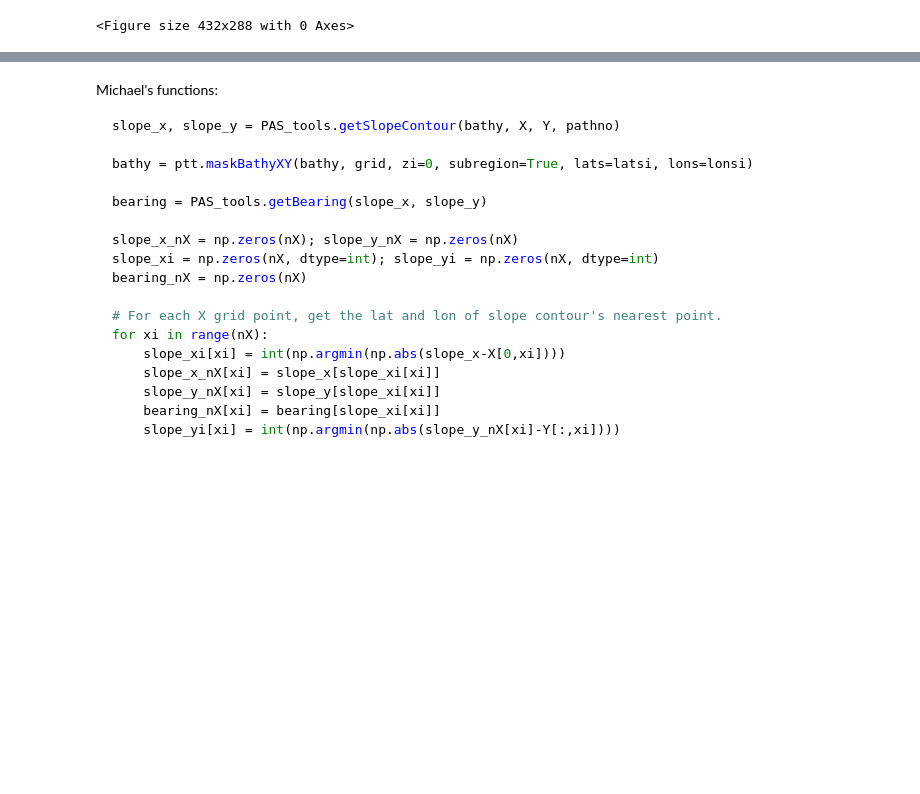
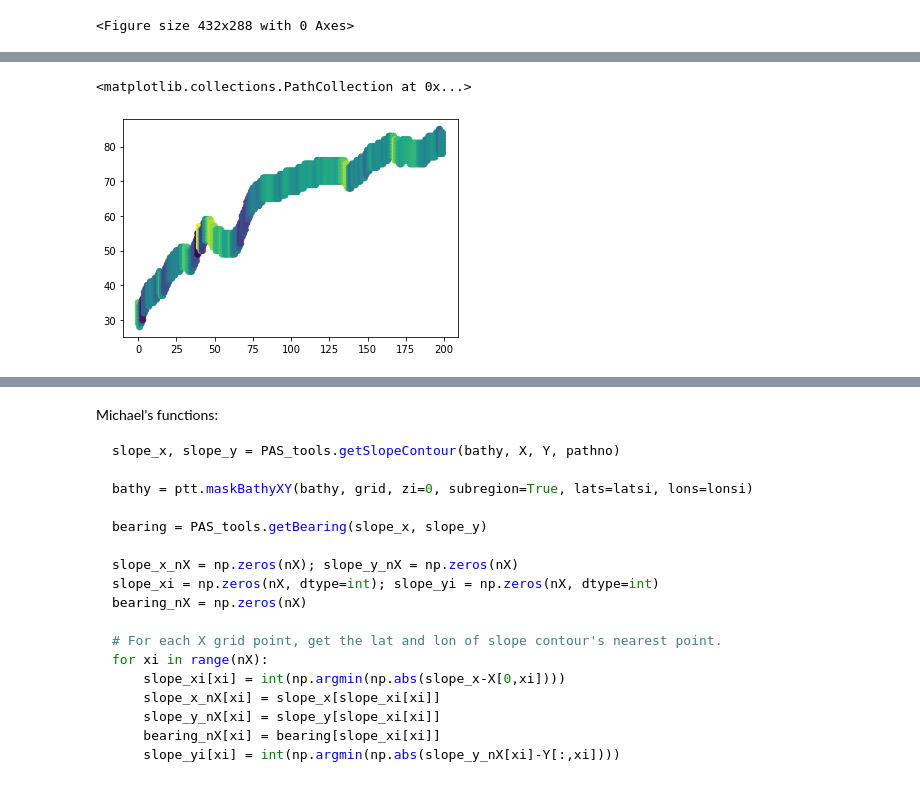
Before and after one commit to brogalla/analysis-birgal, a Jupyter notebook: nemo_config_setup/climate-experiments/ensemble-divergence.ipynb, the cells around one changed output, grey strips where cells are left out. Cells and saved outputs as stored; diff of their text form; code cells hidden in the pictures; blank space fills up the shorter version.

```diff
--- a/nemo_config_setup/climate-experiments/ensemble-divergence.ipynb
+++ b/nemo_config_setup/climate-experiments/ensemble-divergence.ipynb
@@ -178,0 +197,7 @@ plt.scatter(slope_xi, slope_yi, c=bearing_nX)
+# %%
+x_indices = np.repeat(range(nX), 7) # for each x index, search for 3 y indices on either side of slope
+y_indices = np.repeat(slope_yi, 7) + np.tile(np.arange(-3, 4), len(slope_yi))
+all_bearing = np.repeat(bearing_nX, 7)
+
+x_dr = xr.DataArray(x_indices, dims='x')
+y_dr = xr.DataArray(y_indices, dims='y')
@@ -178,0 +208,5 @@ plt.scatter(slope_xi, slope_yi, c=bearing_nX)
+# %%
+plt.scatter(x_indices, y_indices, c=all_bearing)
+# %% [output]
+<matplotlib.collections.PathCollection at 0x...>
+[figure, added]
```
Also changed, not shown: parts of 18 cells of this notebook.
